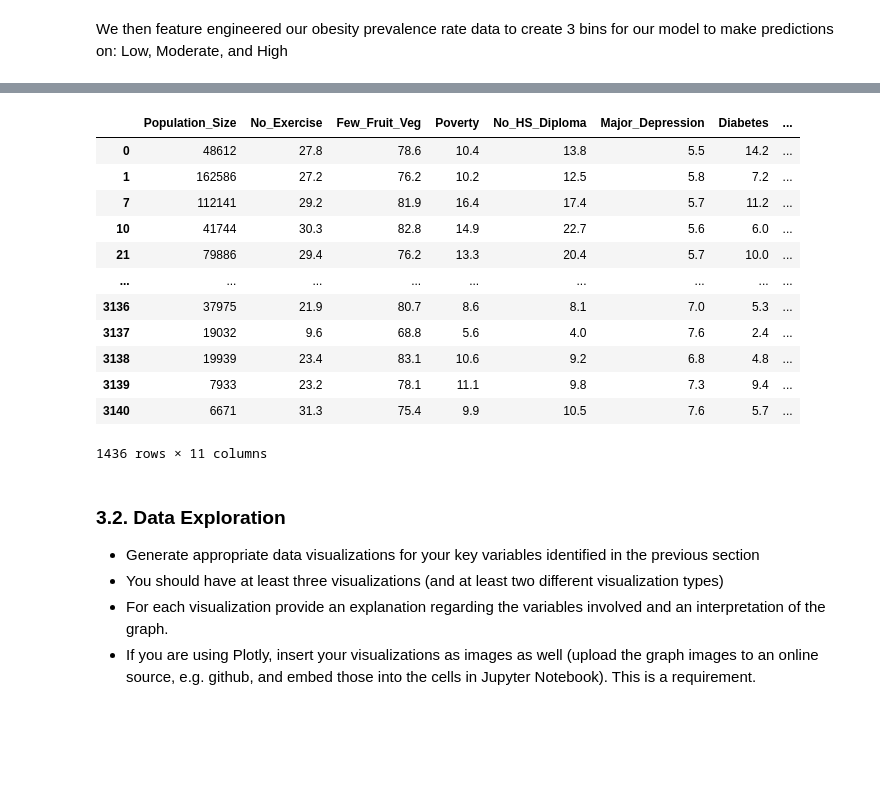
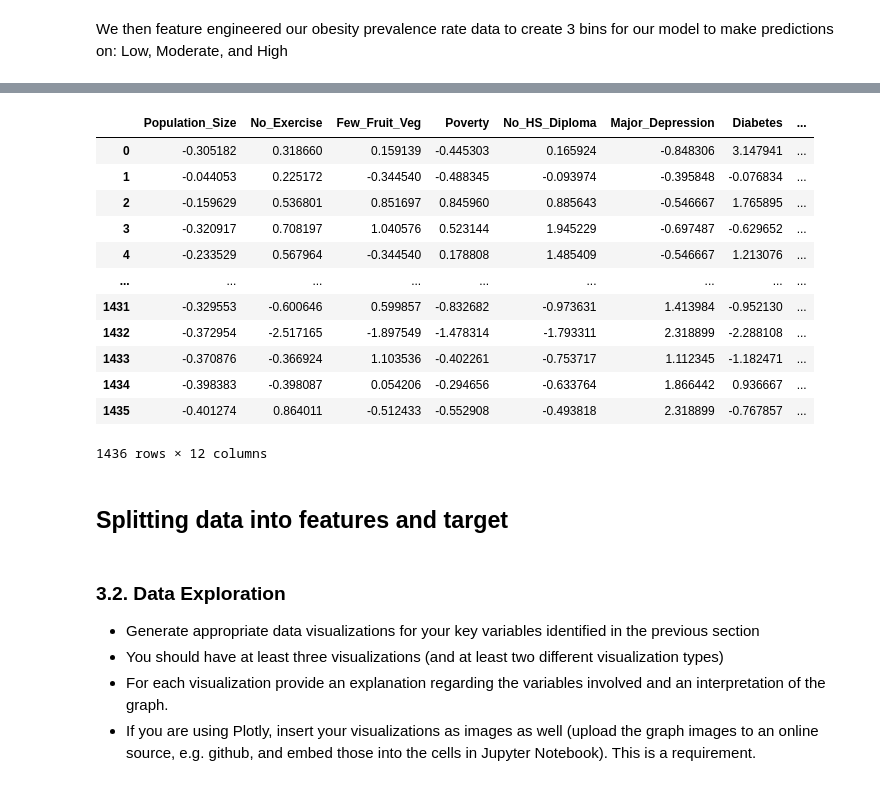
Before and after one commit to hadenpell/Obesity-prediction-in-US-counties, a Jupyter notebook: DS3000_FP4_SectionXY_GroupXY.ipynb, the cells around one changed output, grey strips where cells are left out. Saved outputs shown, nothing was run; the diff lists cells and outputs as text; code cells hidden in the pictures; blank space fills up the shorter version.

Commit message:
trained model,standardized data

```diff
--- a/DS3000_FP4_SectionXY_GroupXY.ipynb
+++ b/DS3000_FP4_SectionXY_GroupXY.ipynb
@@ -248,10 +250,26 @@ for our model to make predictions on: Low, Moderate, and High
+# %%
+from sklearn.preprocessing import StandardScaler
+
+to_scale = df_cols[["Population_Size", "No_Exercise", "Few_Fruit_Veg", "Poverty", "No_HS_Diploma",
+      "Major_Depression", "Diabetes", "Non-White", "Uninsured", "High_Blood_Pres", "Obesity"]]
+
+s = StandardScaler()
+s.fit(to_scale)
+scaled = s.transform(to_scale)
+
+obesity_scaled = pd.DataFrame(scaled)
+
+obesity_scaled = obesity_scaled.rename(columns={0:"Population_Size", 1:"No_Exercise", 2:"Few_Fruit_Veg",
+                              3:"Poverty", 4:"No_HS_Diploma",5:"Major_Depression",6:"Diabetes",
+                              7:"Non-White",8:"Uninsured",9:"High_Blood_Pres",10:"Obesity"})
 # %%
 from sklearn.preprocessing import KBinsDiscretizer
 # %%
 discretizer = KBinsDiscretizer(n_bins=3, encode = "onehot-dense", strategy="quantile")
 
-ob_discretized = discretizer.fit_transform(df_cols["Obesity"].values.reshape(-1,1))
+ob_discretized = discretizer.fit_transform(obesity_scaled["Obesity"].values.reshape(-1,1))
 # %%
 #Get the edges of the bins to determine categories
-discretizer.bin_edges_
+edges = discretizer.bin_edges_[0]
+edges
 # %% [output]
@@ -267,11 +285,11 @@ High = 25.6-38.7
 #using obesity prevalence rates from "Obesity" column
 
 def classify_prev(data):
-    if(data < 22.1):
+    if(data < edges[1]):
         return "Low"
-    elif(data > 25.6):
+    elif(data > edges[2]):
         return "High"
     else:
         return "Moderate"
 
-df_cols["Obesity_Class"] = df_cols["Obesity"].map(classify_prev)
+obesity_scaled["Obesity_Class"] = obesity_scaled["Obesity"].map(classify_prev)
@@ -331,16 +296,16 @@ obesity_df
-# %%
-obesity_class
-# %% [output]
-|  | Population_Size | No_Exercise | Few_Fruit_Veg | Poverty | No_HS_Diploma | Major_Depression | Diabetes | ... |
-| 0 | 48612 | 27.8 | 78.6 | 10.4 | 13.8 | 5.5 | 14.2 | ... |
-| 1 | 162586 | 27.2 | 76.2 | 10.2 | 12.5 | 5.8 | 7.2 | ... |
-| 7 | 112141 | 29.2 | 81.9 | 16.4 | 17.4 | 5.7 | 11.2 | ... |
-| 10 | 41744 | 30.3 | 82.8 | 14.9 | 22.7 | 5.6 | 6.0 | ... |
-| 21 | 79886 | 29.4 | 76.2 | 13.3 | 20.4 | 5.7 | 10.0 | ... |
-| ... | ... | ... | ... | ... | ... | ... | ... | ... |
-| 3136 | 37975 | 21.9 | 80.7 | 8.6 | 8.1 | 7.0 | 5.3 | ... |
-| 3137 | 19032 | 9.6 | 68.8 | 5.6 | 4.0 | 7.6 | 2.4 | ... |
-| 3138 | 19939 | 23.4 | 83.1 | 10.6 | 9.2 | 6.8 | 4.8 | ... |
-| 3139 | 7933 | 23.2 | 78.1 | 11.1 | 9.8 | 7.3 | 9.4 | ... |
-| 3140 | 6671 | 31.3 | 75.4 | 9.9 | 10.5 | 7.6 | 5.7 | ... |
-1436 rows × 11 columns
+# %%
+obesity_scaled
+# %% [output]
+|  | Population_Size | No_Exercise | Few_Fruit_Veg | Poverty | No_HS_Diploma | Major_Depression | Diabetes | ... |
+| 0 | -0.305182 | 0.318660 | 0.159139 | -0.445303 | 0.165924 | -0.848306 | 3.147941 | ... |
+| 1 | -0.044053 | 0.225172 | -0.344540 | -0.488345 | -0.093974 | -0.395848 | -0.076834 | ... |
+| 2 | -0.159629 | 0.536801 | 0.851697 | 0.845960 | 0.885643 | -0.546667 | 1.765895 | ... |
+| 3 | -0.320917 | 0.708197 | 1.040576 | 0.523144 | 1.945229 | -0.697487 | -0.629652 | ... |
+| 4 | -0.233529 | 0.567964 | -0.344540 | 0.178808 | 1.485409 | -0.546667 | 1.213076 | ... |
+| ... | ... | ... | ... | ... | ... | ... | ... | ... |
+| 1431 | -0.329553 | -0.600646 | 0.599857 | -0.832682 | -0.973631 | 1.413984 | -0.952130 | ... |
+| 1432 | -0.372954 | -2.517165 | -1.897549 | -1.478314 | -1.793311 | 2.318899 | -2.288108 | ... |
+| 1433 | -0.370876 | -0.366924 | 1.103536 | -0.402261 | -0.753717 | 1.112345 | -1.182471 | ... |
+| 1434 | -0.398383 | -0.398087 | 0.054206 | -0.294656 | -0.633764 | 1.866442 | 0.936667 | ... |
+| 1435 | -0.401274 | 0.864011 | -0.512433 | -0.552908 | -0.493818 | 2.318899 | -0.767857 | ... |
+1436 rows × 12 columns
@@ -346,0 +318,2 @@ obesity_class
+# %% [markdown]
+## Splitting data into features and target
```
Also changed, not shown: parts of 23 cells of this notebook, 1 other file.
